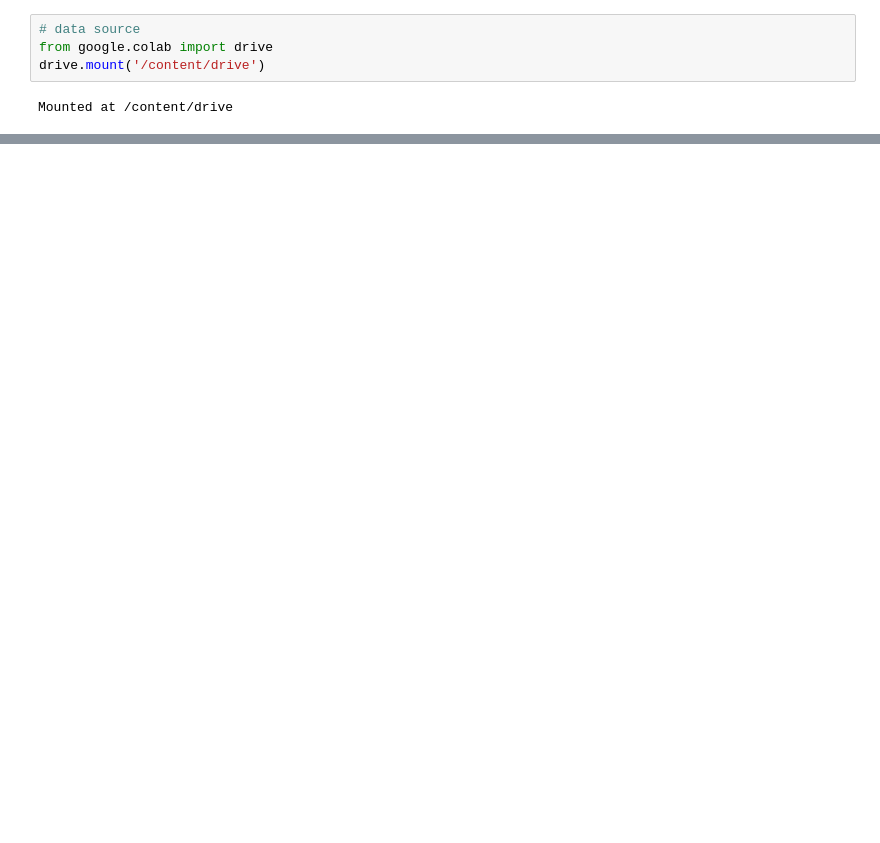
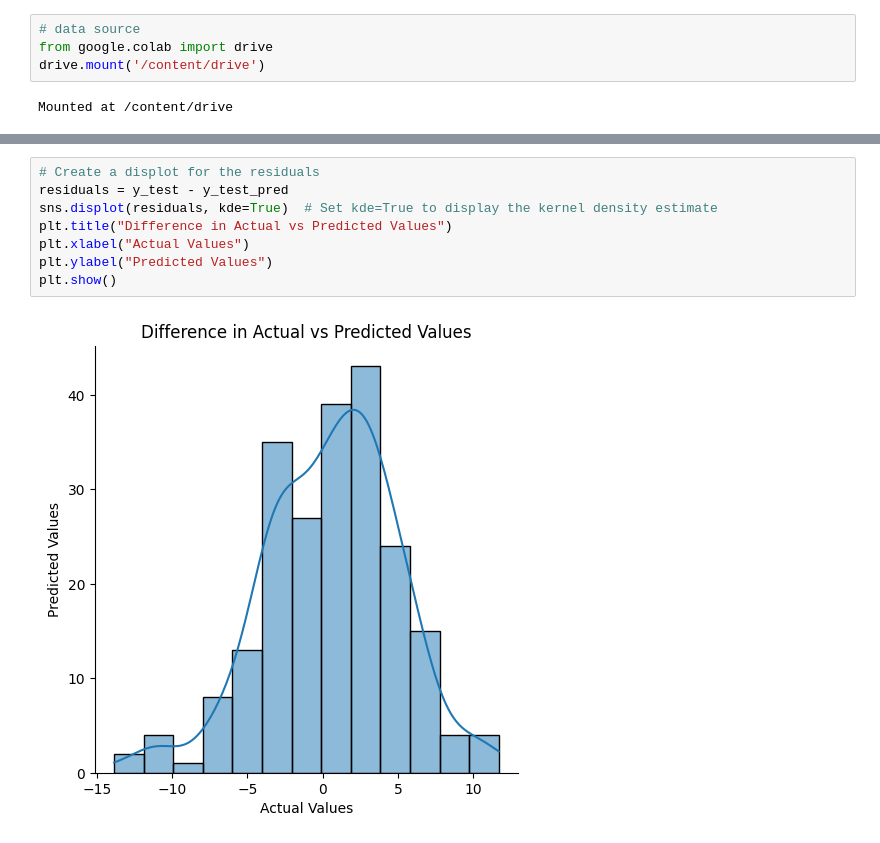
Before and after one commit to Rivenception/CSC521_Algorithms, a Jupyter notebook: Research_Project/MLR.ipynb, the cells around one changed output, grey strips where cells are left out. Saved outputs shown, nothing was run; the diff lists cells and outputs as text; blank space fills up the shorter version.

```diff
--- a/Research_Project/MLR.ipynb
+++ b/Research_Project/MLR.ipynb
@@ -82,0 +96,10 @@ Mean Absolute Error on testing set: 0.370
+# %%
+# Create a displot for the residuals
+residuals = y_test - y_test_pred
+sns.displot(residuals, kde=True)  # Set kde=True to display the kernel density estimate
+plt.title("Difference in Actual vs Predicted Values")
+plt.xlabel("Actual Values")
+plt.ylabel("Predicted Values")
+plt.show()
+# %% [output]
+[figure, added]
```
Also changed, not shown: parts of 4 cells of this notebook.
